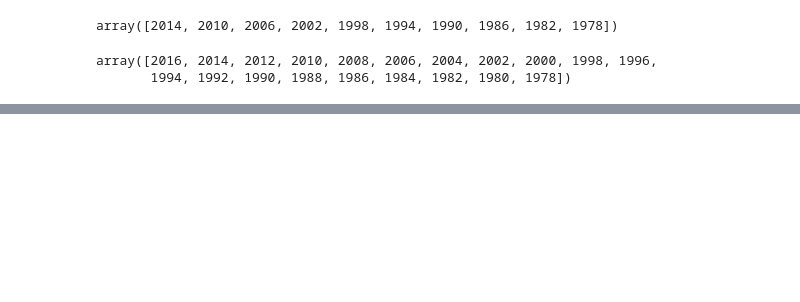
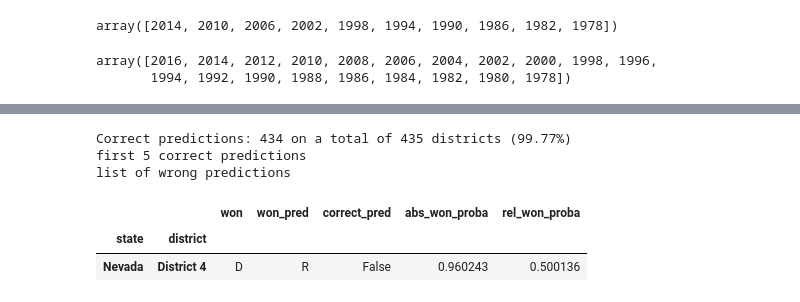
Before and after one commit to pmary/harvard_E-109A_final, a Jupyter notebook: 05-Modeling.ipynb, the cells around one changed output, grey strips where cells are left out. Cells and saved outputs as stored; diff of their text form; code cells hidden in the pictures; blank space fills up the shorter version.

```diff
--- a/05-Modeling.ipynb
+++ b/05-Modeling.ipynb
@@ -143,6 +149,7 @@ def deductPartisanship(trainData):
                     + ((house_df_all_districts['R_occurence']>(1/3))
                       &(house_df_all_districts['R_occurence']<=(2/3)))*1
                     )
+    house_df_all_districts['partisanship']=house_df_all_districts['partisanship'].astype(int)
     return house_df_all_districts[['state', 'district', 'partisanship']]
 
 def assignPartisanship(x_train, y_train, indexed_districts, x_test):
@@ -151,9 +158,9 @@ def assignPartisanship(x_train, y_train, indexed_districts, x_test):
     train_df=indexed_districts.join(train_df).dropna()
     test_df=indexed_districts.join(x_test.copy()).dropna()
 
-    out_df=test_df.join(deductPartisanship(train_df).set_index(['state', 'district']), on=['state', 'district']).drop('state', axis=1).drop('district', axis=1)
-    #display(out_df[out_df['partisanship'].isna()])
-    return out_df.fillna(0)
+    out_df=test_df.join(deductPartisanship(train_df).set_index(['state', 'district']), on=['state', 'district']).drop('state', axis=1).drop('district', axis=1).fillna(0)
+    out_df['partisanship']=out_df['partisanship'].astype(int)
+    return out_df
 # %%
 def preprocess(x_train, y_train, indexed_districts, df):
     df_out=df.copy()
@@ -347,6 +345,10 @@ def modelListTrain(modelList, train_data, years):
         modelList[i]['score val mut exclusive']=np.mean(val_acc_2)
         modelList[i]['N. uncertainties']=np.mean(n_uncertain)
     display(modelList)
+# %%
+#test set on 2018 data, train set on previous data
+yearStart=1868
+train_data, test_data = house_df[(house_df['year']>=yearStart)&(house_df['year']!=2018)], house_df[house_df['year']==2018]
 # %%
 #one shot prediction
 model=LogisticRegressionCV(cv=5, penalty='l2', max_iter=2500)
@@ -386,7 +384,3 @@ N. Republican districts: 206
-# %%
-#test set on 2018 data, train set on previous data
-#train_data, test_data = house_df[house_df['year']!=2018], house_df[house_df['year']==2018]
-train_data, test_data = house_df[(house_df['year']>=1868)&(house_df['year']!=2018)], house_df[house_df['year']==2018]
 # %%
 #Years lists
 Midterm_recent_years=2014-4*np.arange(10)
@@ -508,3 +685,33 @@ plotModelsScores(modelList, baseline_accuracy)
+# %%
+#Consolidate district results by party, instead that by candidate
+winner_pred=pred_df[pred_df['won_pred']==1].set_index(['state', 'district']).sort_index()
+actual_winners=test_data[test_data['won']==1].set_index(['state', 'district']).sort_index()
+#display(winner_pred['won_pred'].astype(int).head())
+#display(actual_winners['won'].astype(int).head())
+final_results=pd.DataFrame(columns = ['won', 'won_pred'] )
+#new_df.columns = ['won', 'won_pred']
+final_results['won_pred']=winner_pred['party'].astype(int).replace([0, 1], ['D', 'R'])
+final_results['won']=actual_winners['party']
+final_results['correct_pred']=(final_results['won_pred']==final_results['won'])
+print('Correct predictions: {} on a total of {} districts ({:.2%})'.format(sum(final_results['correct_pred']),
+                                                                       len(final_results['correct_pred']),
+                                                                       sum(final_results['correct_pred'])/len(final_results['correct_pred'])))
+new_df['abs_won_proba']=winner_pred['abs_won_proba']
+new_df['rel_won_proba']=winner_pred['rel_won_proba']
+
+print('first 5 correct predictions')
+display(new_df[new_df['correct_pred']==False].head())
+
+print('list of wrong predictions')
+new_df[new_df['correct_pred']==False]
+#winner_pred['won_pred'].astype(int)==actual_winners['won'].astype(int)
+# %% [output]
+Correct predictions: 434 on a total of 435 districts (99.77%)
+first 5 correct predictions
+list of wrong predictions
+|  |  | won | won_pred | correct_pred | abs_won_proba | rel_won_proba |
+| state | district |  |  |  |  |  |
+| Nevada | District 4 | D | R | False | 0.960243 | 0.500136 |
 # %%
 #house_df[(house_df['state']=='Louisiana')&(house_df['district']=='District 3')&(house_df['year']==2018)]
 #house_df[(house_df['state']=='California')&(house_df['district']=='District 17')&(house_df['year']==2014)]
```
Also changed, not shown: parts of 19 cells of this notebook.
